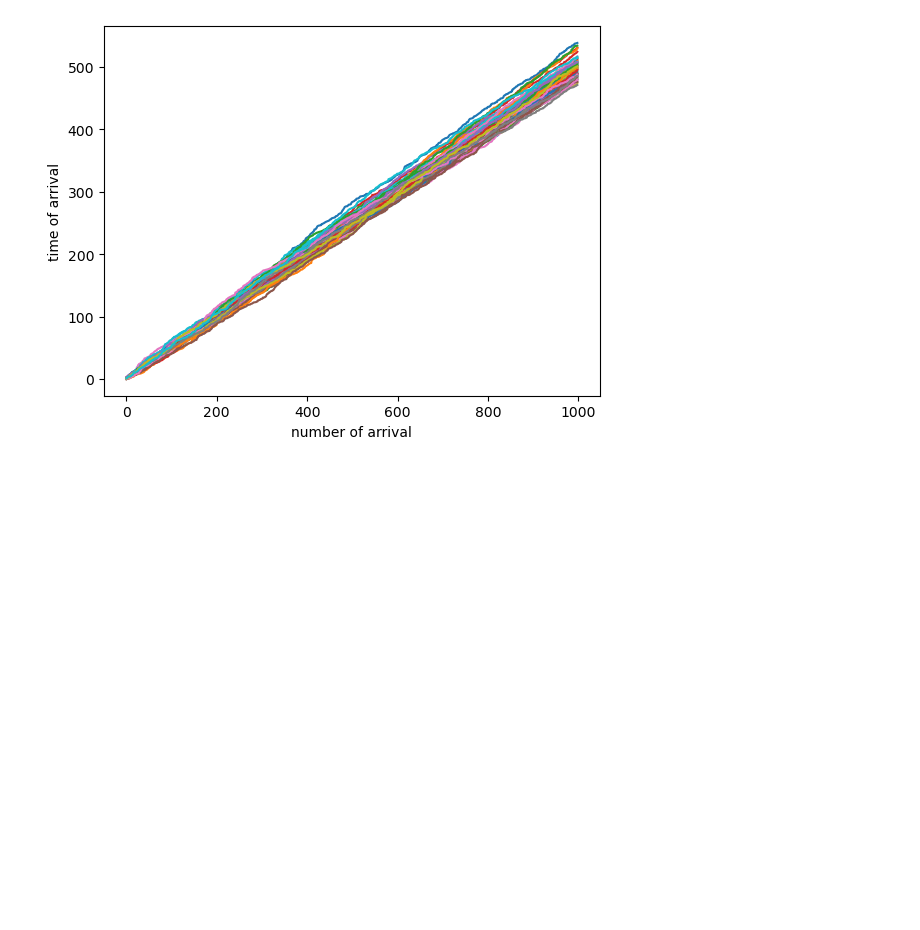
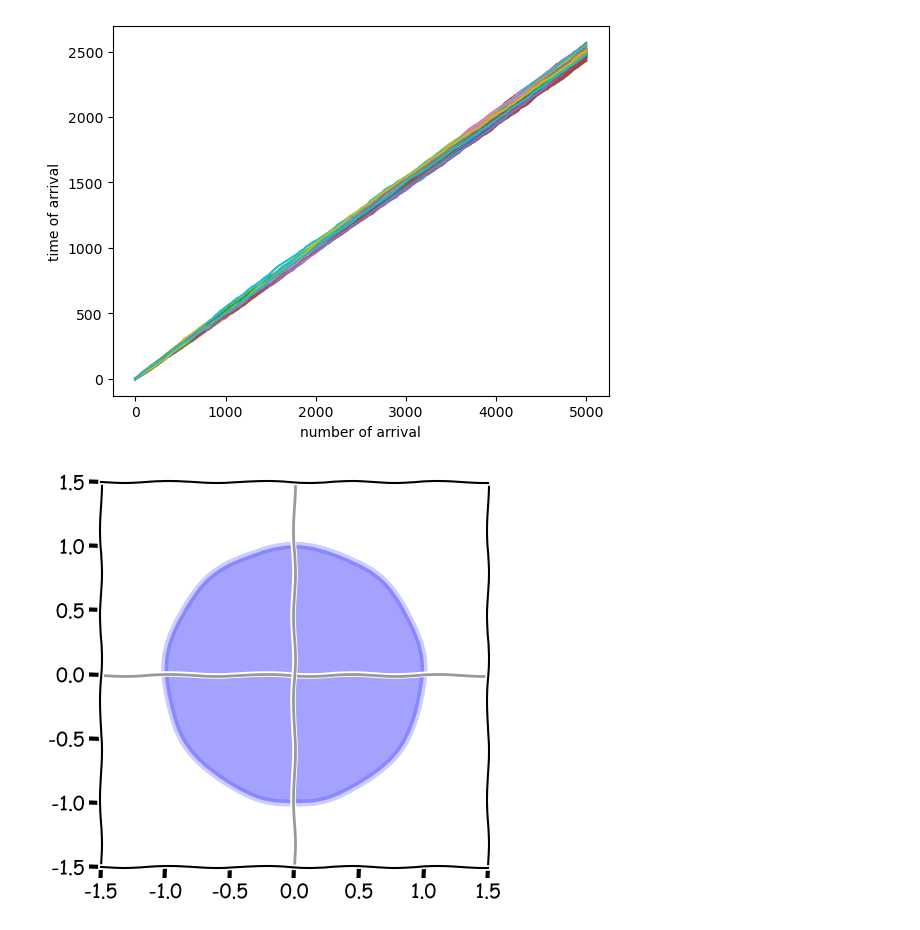
Before and after one commit to dsgiitr/lecture-assignments-y23, a Jupyter notebook: anant/pre_lecture_stat/pre_lect_stat.ipynb, the cells around one changed output. Saved outputs shown, nothing was run; the diff lists cells and outputs as text; code cells hidden in the pictures; blank space fills up the shorter version.

```diff
--- a/anant/pre_lecture_stat/pre_lect_stat.ipynb
+++ b/anant/pre_lecture_stat/pre_lect_stat.ipynb
@@ -45,4 +47,5 @@ plt.savefig("images/r2d")
 # %%
+N=5000
 for i in range(0,50):
     lst=[]
     t=0
@@ -56,4 +59,23 @@ for i in range(0,50):
 plt.savefig("images/p")
 plt.show()
 # %% [output]
-[figure, old version]
+[figure, new version]
+# %%
+import matplotlib
+import numpy as np
+import matplotlib.pyplot as plt
+%matplotlib inline
+
+plt.xkcd()
+
+fig = plt.figure(figsize = (5.0,5.0))
+ax = fig.add_subplot(1, 1, 1)
+ax.set_xlim([-1.5,1.5])
+ax.set_ylim([-1.5,1.5])
+circ = plt.Circle((0, 0), radius=1.0, color="b", alpha=0.2, lw=5)
+ax.add_patch(circ)
+plt.axhline(0, color="black", alpha=0.4)
+plt.axvline(0, color="black", alpha=0.4)
+plt.show()
+# %% [output]
+[figure, added]
```
Also changed, not shown: parts of 3 cells of this notebook, 17 other files.
